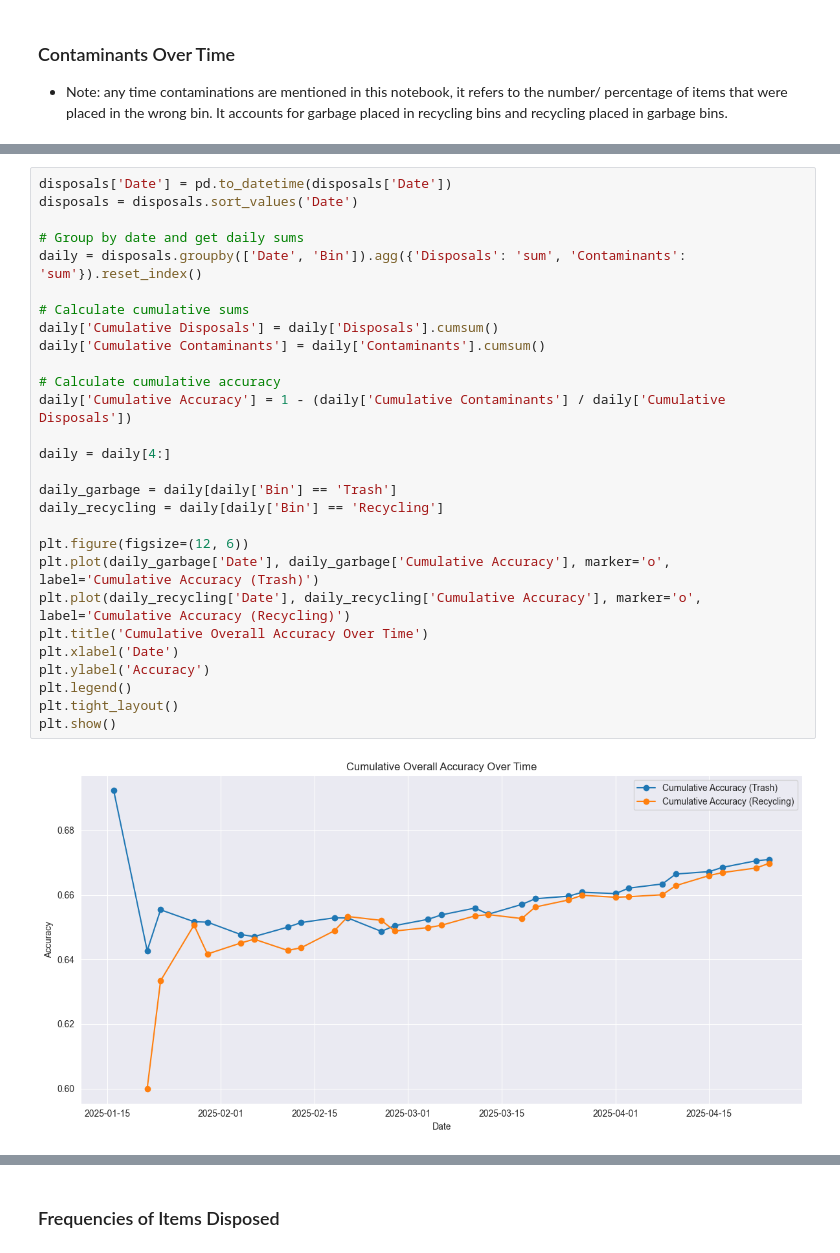
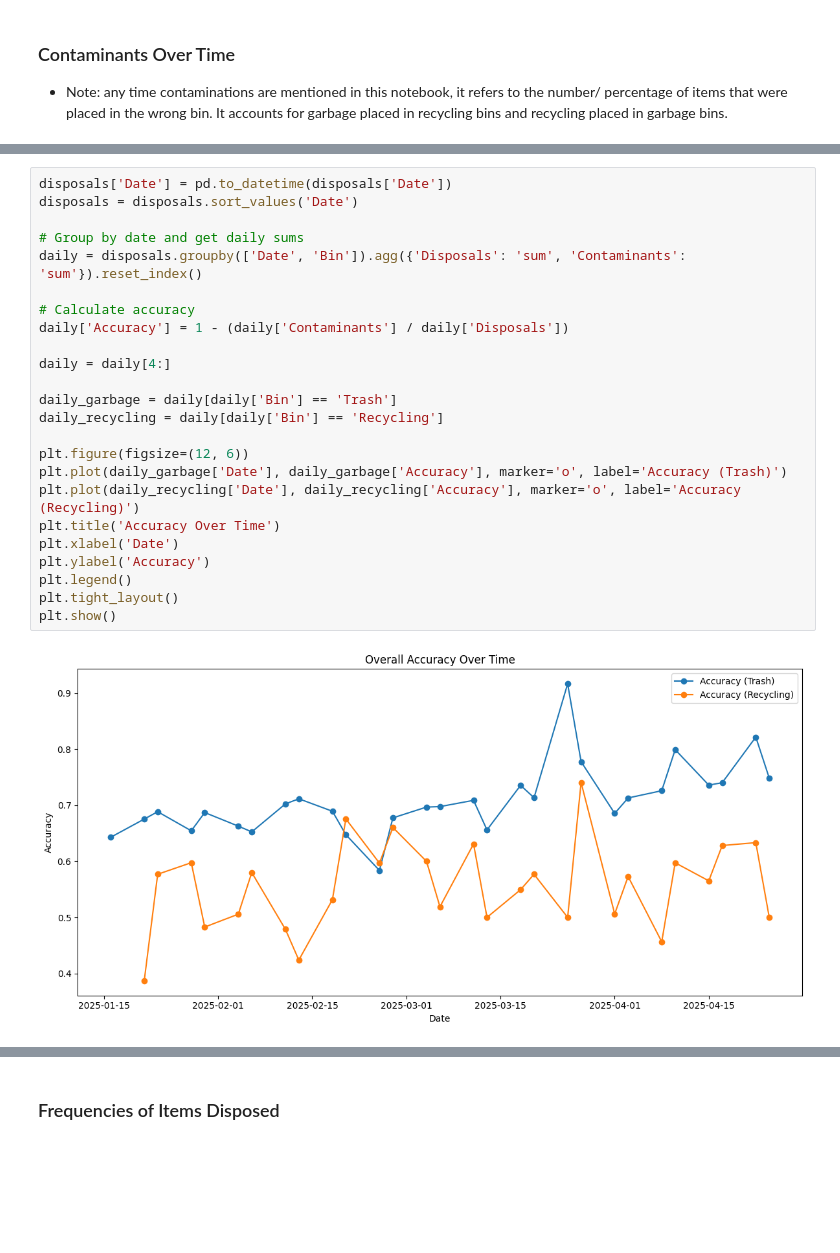
Before and after one commit to bps78/Oscar-Research-Project, a Jupyter notebook: oscar_project.ipynb, the cells around one changed output, grey strips where cells are left out. Drawn from its saved outputs; the diff is of its cells as text; blank space fills up the shorter version.

```diff
--- a/oscar_project.ipynb
+++ b/oscar_project.ipynb
@@ -155,33 +155,29 @@ plt.show()
-# %%
-disposals['Date'] = pd.to_datetime(disposals['Date'])
-disposals = disposals.sort_values('Date')
-
-# Group by date and get daily sums
-daily = disposals.groupby(['Date', 'Bin']).agg({'Disposals': 'sum', 'Contaminants': 'sum'}).reset_index()
-
-# Calculate cumulative sums
-daily['Cumulative Disposals'] = daily['Disposals'].cumsum()
-daily['Cumulative Contaminants'] = daily['Contaminants'].cumsum()
-
-# Calculate cumulative accuracy
-daily['Cumulative Accuracy'] = 1 - (daily['Cumulative Contaminants'] / daily['Cumulative Disposals'])
-
-daily = daily[4:]
-
-daily_garbage = daily[daily['Bin'] == 'Trash']
-daily_recycling = daily[daily['Bin'] == 'Recycling']
-
-plt.figure(figsize=(12, 6))
-plt.plot(daily_garbage['Date'], daily_garbage['Cumulative Accuracy'], marker='o', label='Cumulative Accuracy (Trash)')
-plt.plot(daily_recycling['Date'], daily_recycling['Cumulative Accuracy'], marker='o', label='Cumulative Accuracy (Recycling)')
-plt.title('Cumulative Overall Accuracy Over Time')
-plt.xlabel('Date')
-plt.ylabel('Accuracy')
-plt.legend()
-plt.tight_layout()
-plt.show()
-# %% [output]
-[figure, removed]
+# %%
+disposals['Date'] = pd.to_datetime(disposals['Date'])
+disposals = disposals.sort_values('Date')
+
+# Group by date and get daily sums
+daily = disposals.groupby(['Date', 'Bin']).agg({'Disposals': 'sum', 'Contaminants': 'sum'}).reset_index()
+
+# Calculate accuracy
+daily['Accuracy'] = 1 - (daily['Contaminants'] / daily['Disposals'])
+
+daily = daily[4:]
+
+daily_garbage = daily[daily['Bin'] == 'Trash']
+daily_recycling = daily[daily['Bin'] == 'Recycling']
+
+plt.figure(figsize=(12, 6))
+plt.plot(daily_garbage['Date'], daily_garbage['Accuracy'], marker='o', label='Accuracy (Trash)')
+plt.plot(daily_recycling['Date'], daily_recycling['Accuracy'], marker='o', label='Accuracy (Recycling)')
+plt.title('Accuracy Over Time')
+plt.xlabel('Date')
+plt.ylabel('Accuracy')
+plt.legend()
+plt.tight_layout()
+plt.show()
+# %% [output]
+[figure, added]
 # %%
 # Accuracy over time by location
 
```
Also changed, not shown: parts of 18 cells of this notebook, 1 other file.
